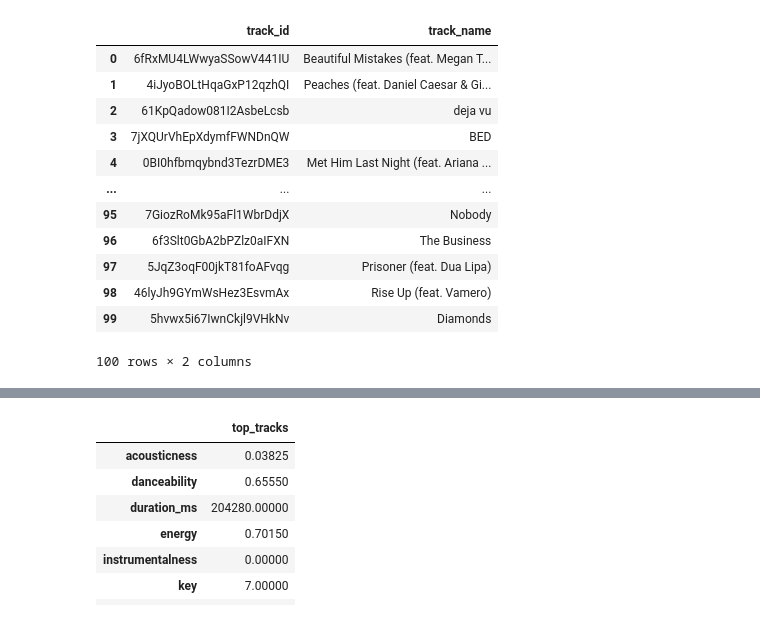
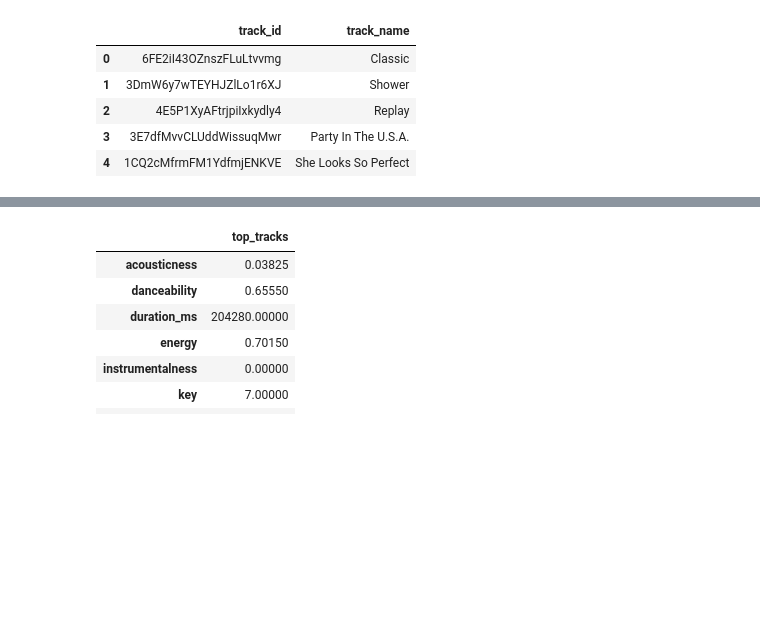
Before and after one commit to malbert131/DJ_NumPY, a Jupyter notebook: Recommender.ipynb, the cells around one changed output, grey strips where cells are left out. Cells and saved outputs as stored; diff of their text form; code cells hidden in the pictures; blank space fills up the shorter version.

```diff
--- a/Recommender.ipynb
+++ b/Recommender.ipynb
@@ -130,21 +122,14 @@ def get_playlist_tracks(sp, playlist_id):
 
     return pd.DataFrame({"track_id":track_id, "track_name": track_name})
 # %%
-get_playlist_tracks(sp, '37i9dQZF1DXcRXFNfZr7Tp')
+get_playlist_tracks(sp, '37i9dQZF1DWZKuerrwoAGz').head()
 # %% [output]
 |  | track_id | track_name |
-| 0 | 6fRxMU4LWwyaSSowV441IU | Beautiful Mistakes (feat. Megan T... |
-| 1 | 4iJyoBOLtHqaGxP12qzhQI | Peaches (feat. Daniel Caesar & Gi... |
-| 2 | 61KpQadow081I2AsbeLcsb | deja vu |
-| 3 | 7jXQUrVhEpXdymfFWNDnQW | BED |
-| 4 | 0BI0hfbmqybnd3TezrDME3 | Met Him Last Night (feat. Ariana ... |
-| ... | ... | ... |
-| 95 | 7GiozRoMk95aFl1WbrDdjX | Nobody |
-| 96 | 6f3Slt0GbA2bPZlz0aIFXN | The Business |
-| 97 | 5JqZ3oqF00jkT81foAFvqg | Prisoner (feat. Dua Lipa) |
-| 98 | 46lyJh9GYmWsHez3EsvmAx | Rise Up (feat. Vamero) |
-| 99 | 5hvwx5i67IwnCkjl9VHkNv | Diamonds |
+| 0 | 6FE2iI43OZnszFLuLtvvmg | Classic |
+| 1 | 3DmW6y7wTEYHJZlLo1r6XJ | Shower |
+| 2 | 4E5P1XyAFtrjpiIxkydly4 | Replay |
+| 3 | 3E7dfMvvCLUddWissuqMwr | Party In The U.S.A. |
+| 4 | 1CQ2cMfrmFM1YdfmjENKVE | She Looks So Perfect |
-100 rows × 2 columns
 # %%
 # Function for getting audio features of individual tracks
 def get_audio_features(sp, playlist_id):
```
Also changed, not shown: parts of 12 cells of this notebook.
